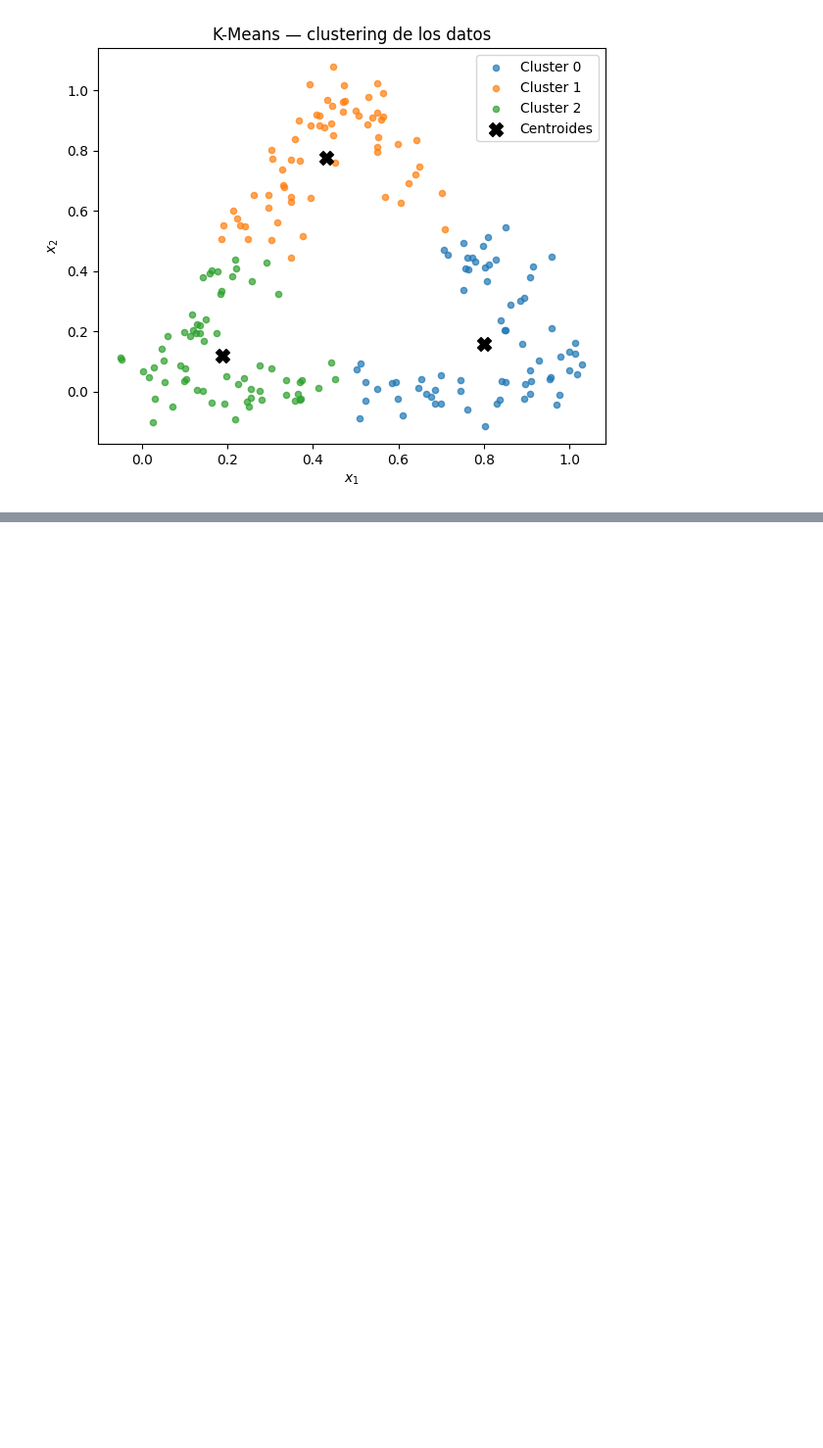
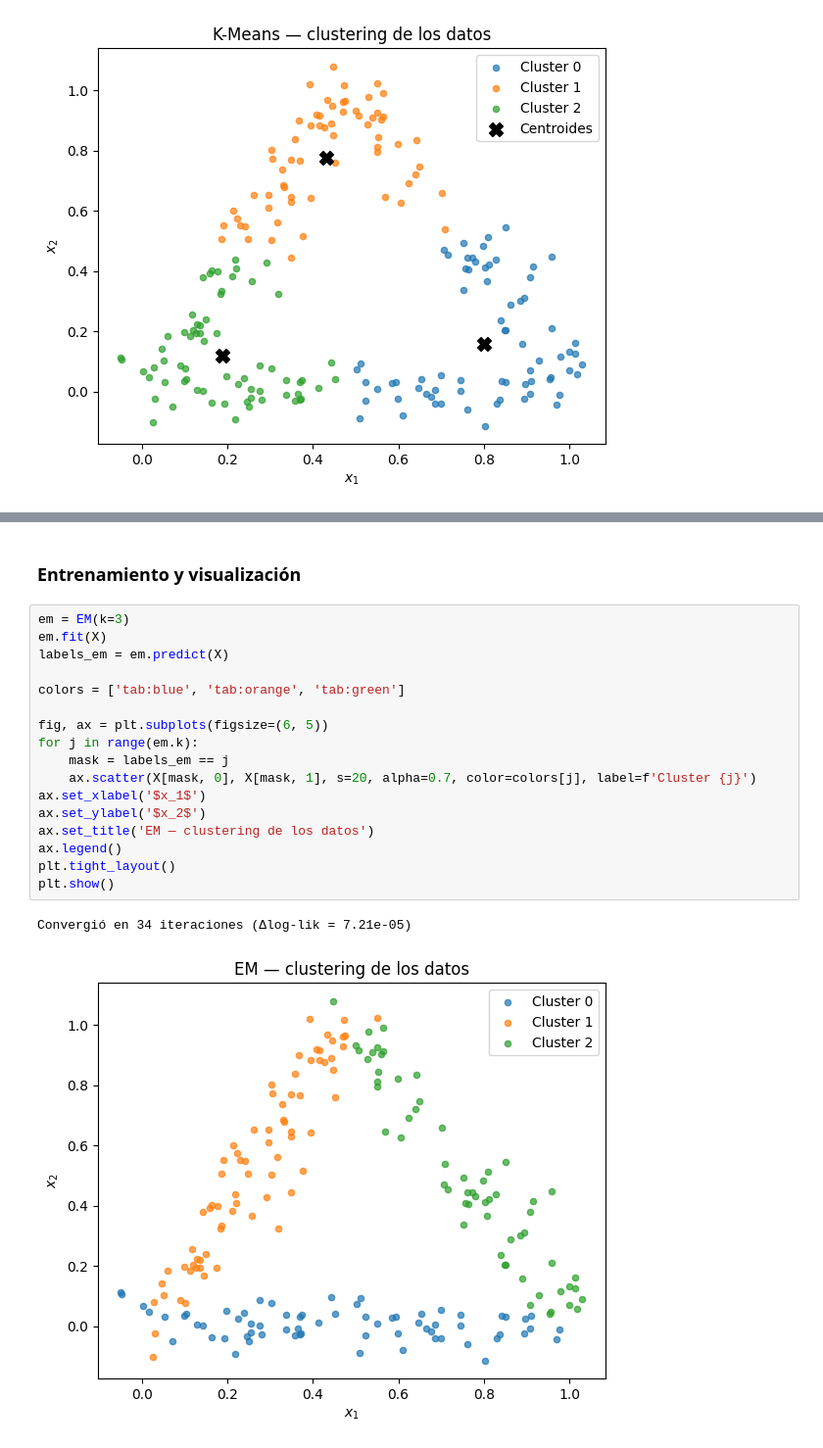
Before and after one commit to Fjmoya-uba/Taller-Procesamiento-Se-ales, a Jupyter notebook: TPs/TPS_07_Francisco_Javier_Moya.ipynb, the cells around one changed output, grey strips where cells are left out. Shown at 98% size. Drawn from its saved outputs; the diff is of its cells as text; blank space fills up the shorter version.

```diff
--- a/TPs/TPS_07_Francisco_Javier_Moya.ipynb
+++ b/TPs/TPS_07_Francisco_Javier_Moya.ipynb
@@ -162,0 +286,22 @@ Para capturar correctamente la geometría alargada de cada lado se necesita un m
+# %% [markdown]
+### Entrenamiento y visualización
+# %%
+em = EM(k=3)
+em.fit(X)
+labels_em = em.predict(X)
+
+colors = ['tab:blue', 'tab:orange', 'tab:green']
+
+fig, ax = plt.subplots(figsize=(6, 5))
+for j in range(em.k):
+    mask = labels_em == j
+    ax.scatter(X[mask, 0], X[mask, 1], s=20, alpha=0.7, color=colors[j], label=f'Cluster {j}')
+ax.set_xlabel('$x_1$')
+ax.set_ylabel('$x_2$')
+ax.set_title('EM — clustering de los datos')
+ax.legend()
+plt.tight_layout()
+plt.show()
+# %% [output]
+Convergió en 34 iteraciones (Δlog-lik = 7.21e-05)
+[figure, added]
```
Also changed, not shown: parts of 11 cells of this notebook, 2 other files.
